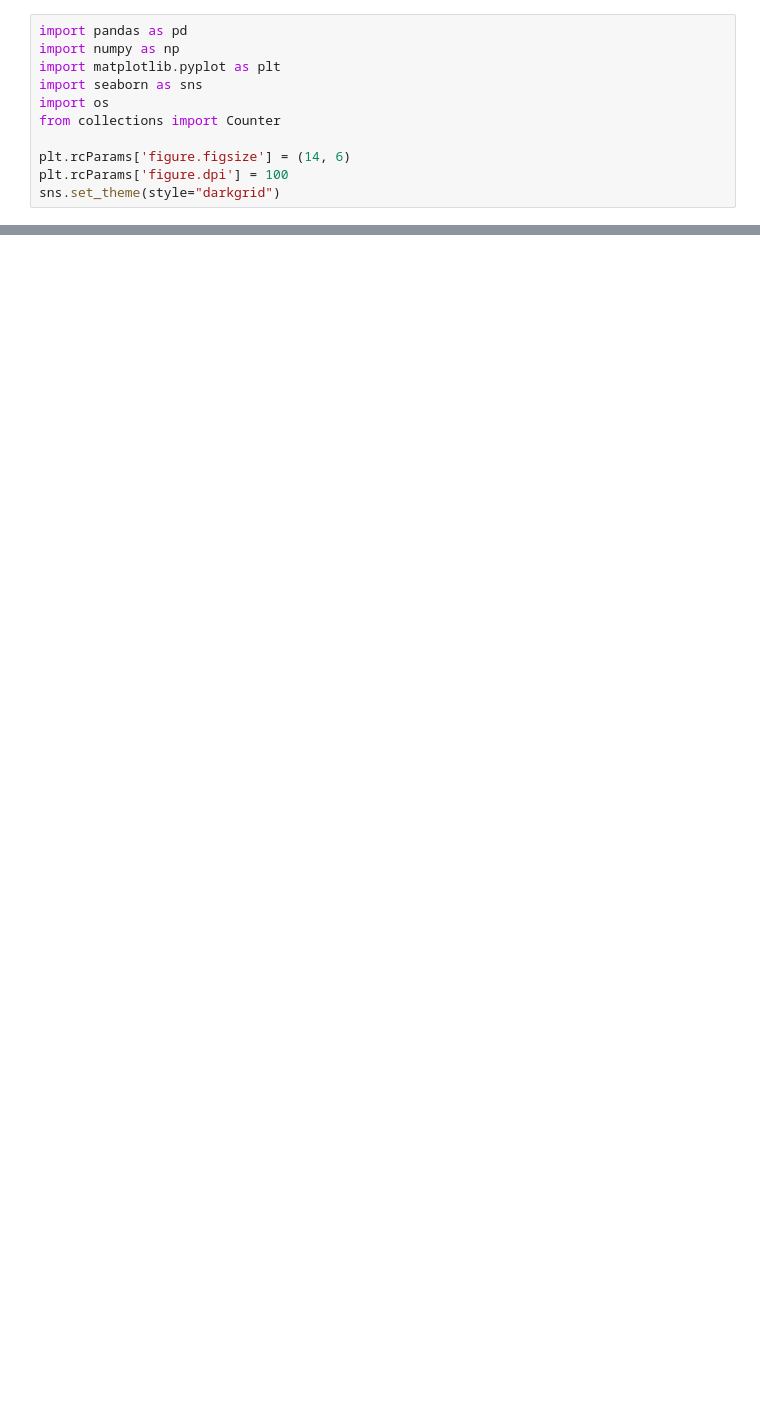
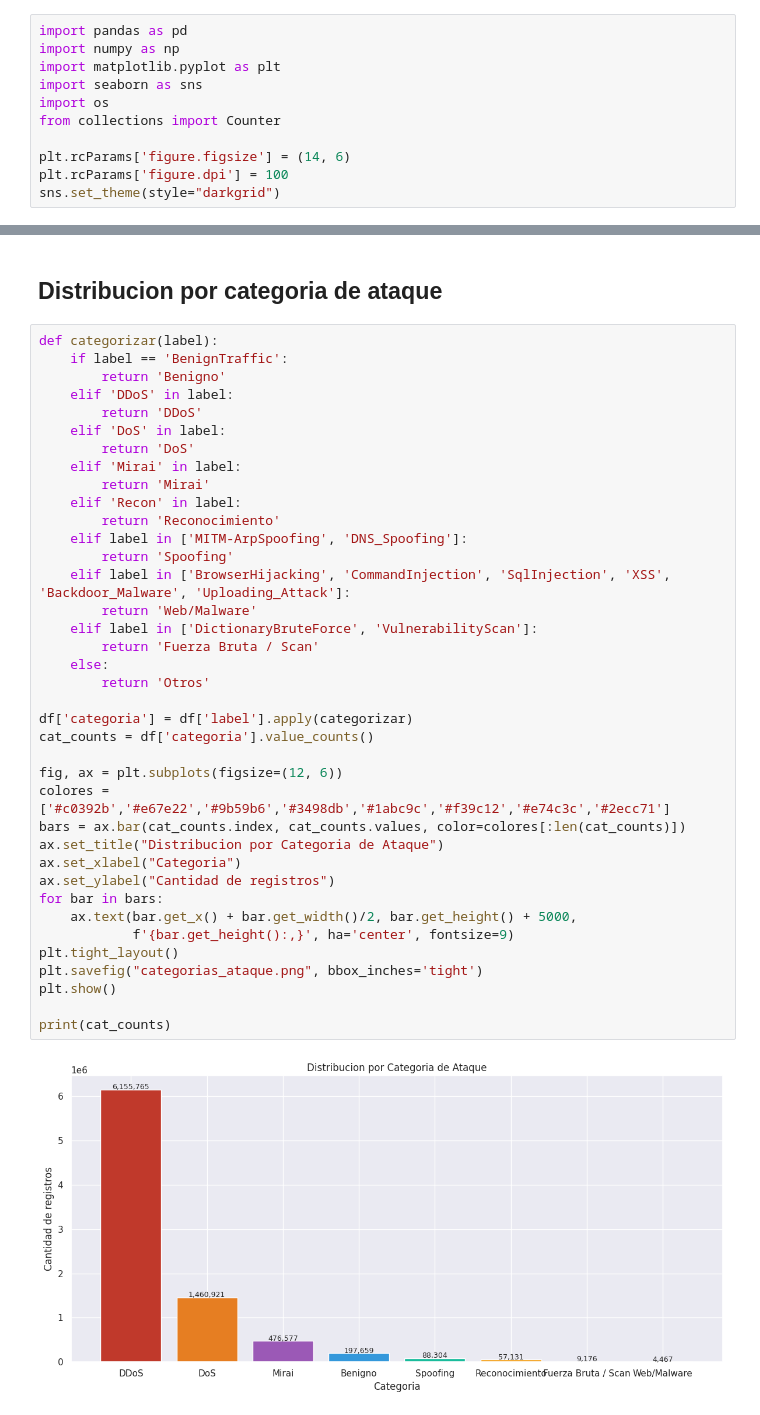
Before and after one commit to xtsebas/iot-intrusion-detection-ml, a Jupyter notebook: notebooks/analisis_exploratorio.ipynb, the cells around one changed output, grey strips where cells are left out. Saved outputs shown, nothing was run; the diff lists cells and outputs as text; blank space fills up the shorter version.

```diff
--- a/notebooks/analisis_exploratorio.ipynb
+++ b/notebooks/analisis_exploratorio.ipynb
@@ -17,0 +125,42 @@ ParserError: Error tokenizing data. C error: out of memory
+# %% [markdown]
+## Distribucion por categoria de ataque
+# %%
+def categorizar(label):
+    if label == 'BenignTraffic':
+        return 'Benigno'
+    elif 'DDoS' in label:
+        return 'DDoS'
+    elif 'DoS' in label:
+        return 'DoS'
+    elif 'Mirai' in label:
+        return 'Mirai'
+    elif 'Recon' in label:
+        return 'Reconocimiento'
+    elif label in ['MITM-ArpSpoofing', 'DNS_Spoofing']:
+        return 'Spoofing'
+    elif label in ['BrowserHijacking', 'CommandInjection', 'SqlInjection', 'XSS', 'Backdoor_Malware', 'Uploading_Attack']:
+        return 'Web/Malware'
+    elif label in ['DictionaryBruteForce', 'VulnerabilityScan']:
+        return 'Fuerza Bruta / Scan'
+    else:
+        return 'Otros'
+
+df['categoria'] = df['label'].apply(categorizar)
+cat_counts = df['categoria'].value_counts()
+
+fig, ax = plt.subplots(figsize=(12, 6))
+colores = ['#c0392b','#e67e22','#9b59b6','#3498db','#1abc9c','#f39c12','#e74c3c','#2ecc71']
+bars = ax.bar(cat_counts.index, cat_counts.values, color=colores[:len(cat_counts)])
+ax.set_title("Distribucion por Categoria de Ataque")
+ax.set_xlabel("Categoria")
+ax.set_ylabel("Cantidad de registros")
+for bar in bars:
+    ax.text(bar.get_x() + bar.get_width()/2, bar.get_height() + 5000,
+            f'{bar.get_height():,}', ha='center', fontsize=9)
+plt.tight_layout()
+plt.savefig("categorias_ataque.png", bbox_inches='tight')
+plt.show()
+
+print(cat_counts)
+# %% [output]
+[figure, added]
```
Also changed, not shown: parts of 16 cells of this notebook.
